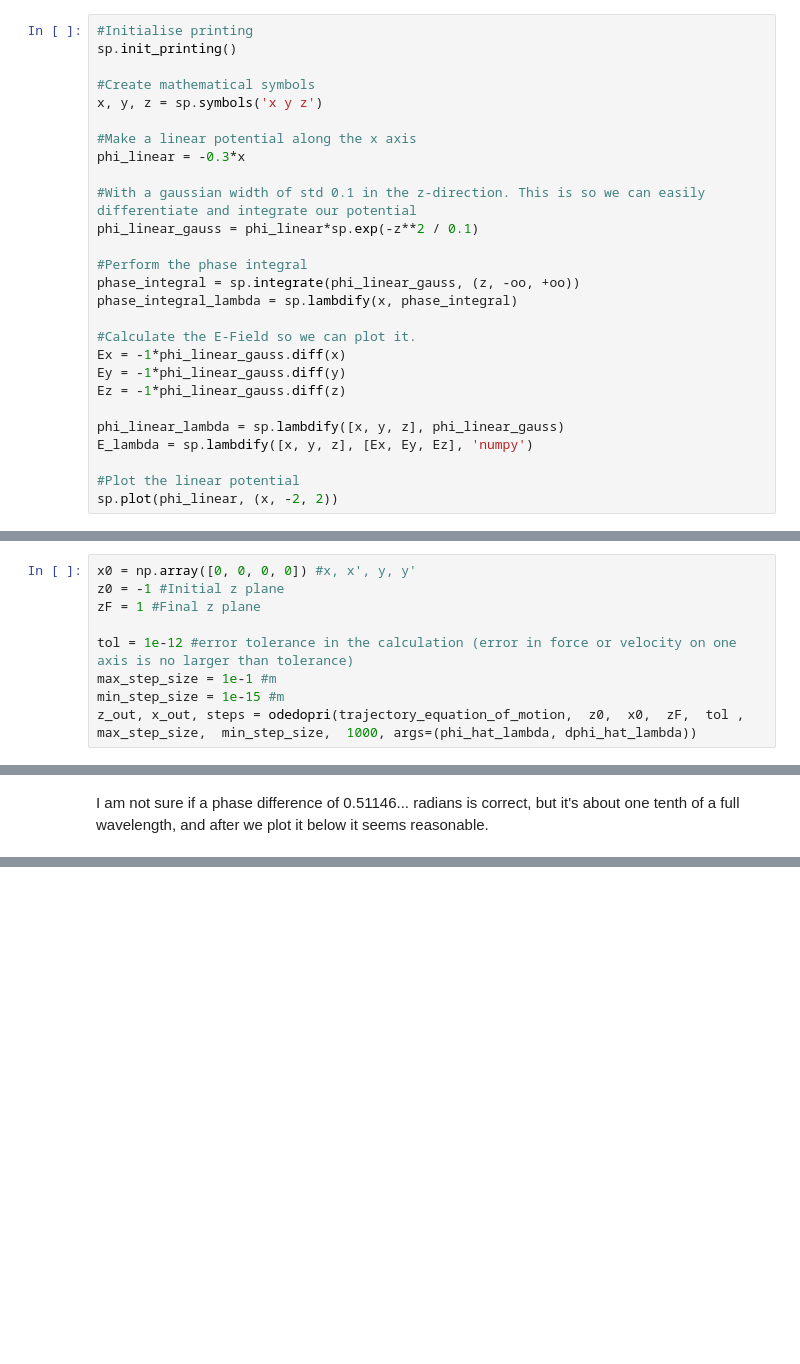
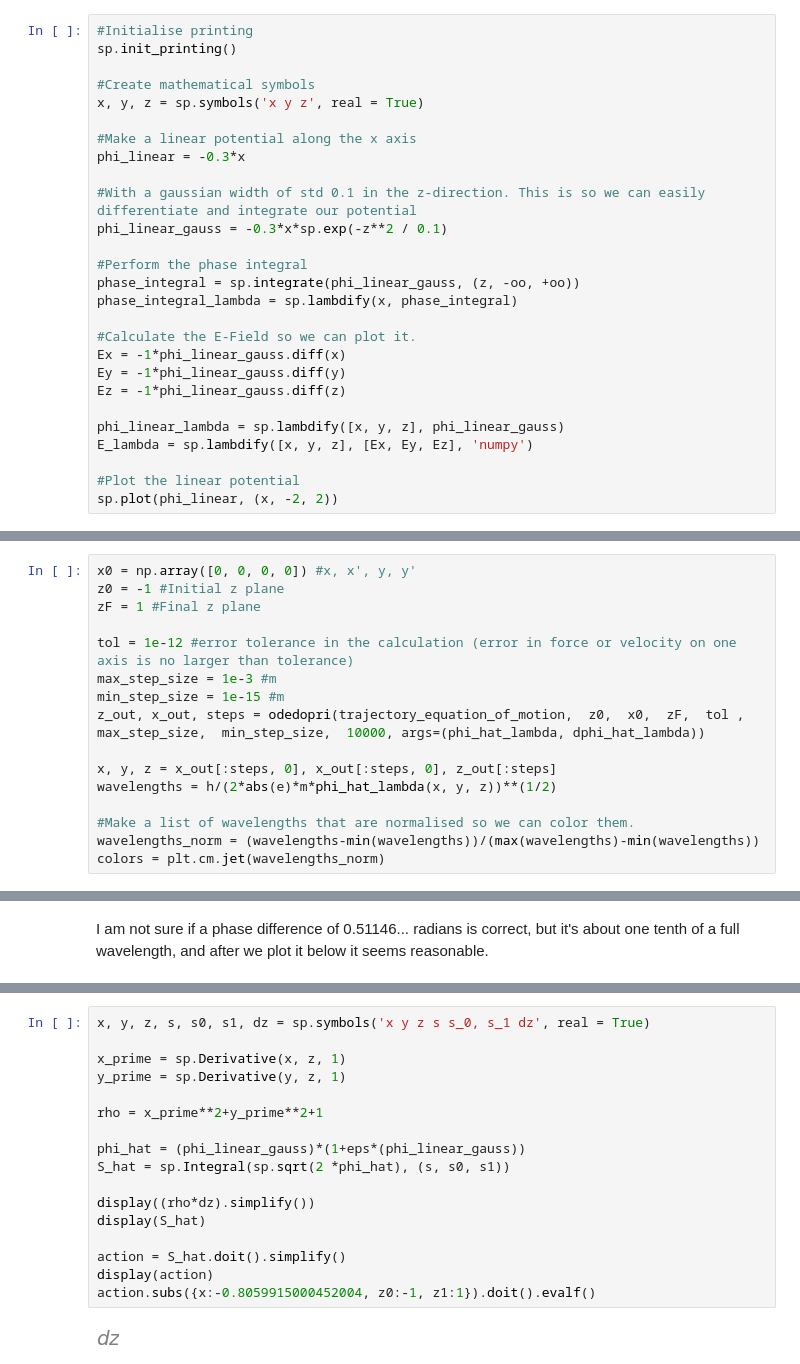
Before and after one commit to AMCLab/TEMGYMAdvanced, a Jupyter notebook: JanghyunCOMAnalysis/refraction_baseline.ipynb, the cells around one changed output, grey strips where cells are left out. Cells and saved outputs as stored; diff of their text form; blank space fills up the shorter version.

Commit message:
tried to calculate action analytically but no point

```diff
--- a/JanghyunCOMAnalysis/refraction_baseline.ipynb
+++ b/JanghyunCOMAnalysis/refraction_baseline.ipynb
@@ -16,13 +16,13 @@ Again set up constants and sympy symbols, and define the equation in sympy, and
 sp.init_printing()
 
 #Create mathematical symbols
-x, y, z = sp.symbols('x y z')
+x, y, z = sp.symbols('x y z', real = True)
 
 #Make a linear potential along the x axis
 phi_linear = -0.3*x
 
 #With a gaussian width of std 0.1 in the z-direction. This is so we can easily differentiate and integrate our potential
-phi_linear_gauss = phi_linear*sp.exp(-z**2 / 0.1)
+phi_linear_gauss = -0.3*x*sp.exp(-z**2 / 0.1)
 
 #Perform the phase integral
 phase_integral = sp.integrate(phi_linear_gauss, (z, -oo, +oo))
@@ -257,6 +244,13 @@ z0 = -1 #Initial z plane
 zF = 1 #Final z plane
 
 tol = 1e-12 #error tolerance in the calculation (error in force or velocity on one axis is no larger than tolerance)
-max_step_size = 1e-1 #m
+max_step_size = 1e-3 #m
 min_step_size = 1e-15 #m
-z_out, x_out, steps = odedopri(trajectory_equation_of_motion,  z0,  x0,  zF,  tol ,  max_step_size,  min_step_size,  1000, args=(phi_hat_lambda, dphi_hat_lambda))
+z_out, x_out, steps = odedopri(trajectory_equation_of_motion,  z0,  x0,  zF,  tol ,  max_step_size,  min_step_size,  10000, args=(phi_hat_lambda, dphi_hat_lambda))
+
+x, y, z = x_out[:steps, 0], x_out[:steps, 0], z_out[:steps]
+wavelengths = h/(2*abs(e)*m*phi_hat_lambda(x, y, z))**(1/2)
+
+#Make a list of wavelengths that are normalised so we can color them.
+wavelengths_norm = (wavelengths-min(wavelengths))/(max(wavelengths)-min(wavelengths))
+colors = plt.cm.jet(wavelengths_norm)
@@ -368,0 +341,19 @@ The plot above shows the path length of the ray through the wire model, and the
+# %%
+x, y, z, s, s0, s1, dz = sp.symbols('x y z s s_0, s_1 dz', real = True)
+
+x_prime = sp.Derivative(x, z, 1)
+y_prime = sp.Derivative(y, z, 1)
+
+rho = x_prime**2+y_prime**2+1
+
+phi_hat = (phi_linear_gauss)*(1+eps*(phi_linear_gauss))
+S_hat = sp.Integral(sp.sqrt(2 *phi_hat), (s, s0, s1))
+
+display((rho*dz).simplify())
+display(S_hat)
+
+action = S_hat.doit().simplify()
+display(action)
+action.subs({x:-0.8059915000452004, z0:-1, z1:1}).doit().evalf()
+# %% [output]
+[figure, added]
```
Also changed, not shown: parts of 18 cells of this notebook.
